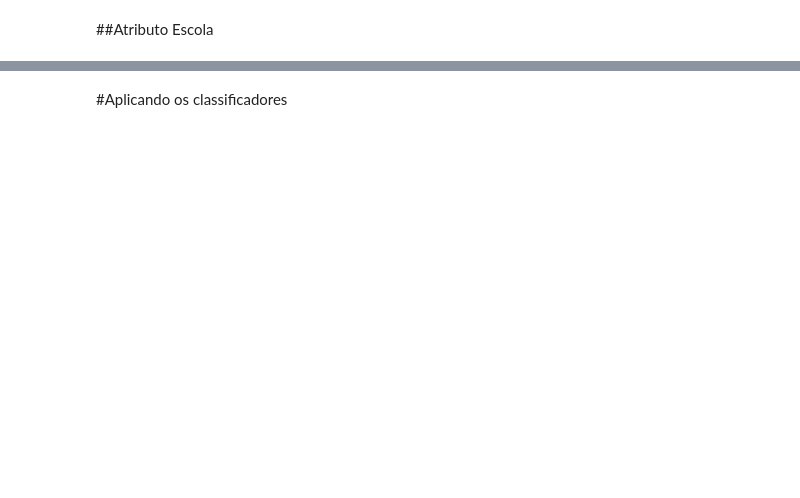
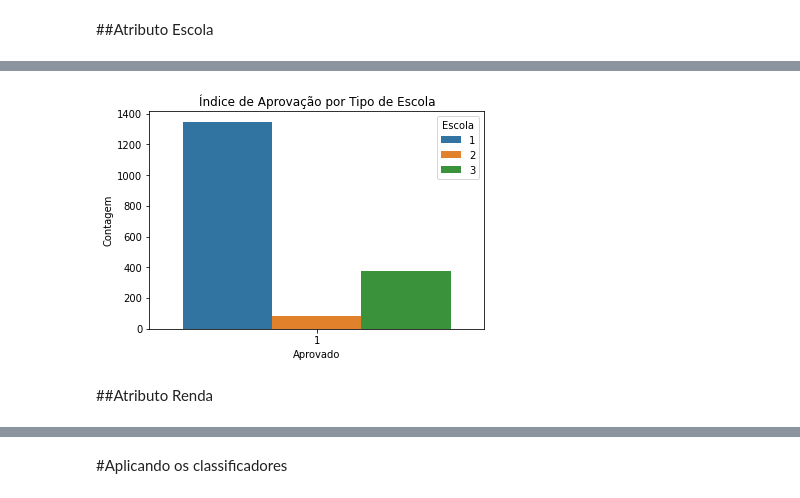
Before and after one commit to GabrielCdev/INEP_dataset_analysis, a Jupyter notebook: INEP_Dataset_Analysis.ipynb, the cells around one changed output, grey strips where cells are left out. Saved outputs shown, nothing was run; the diff lists cells and outputs as text; code cells hidden in the pictures; blank space fills up the shorter version.

```diff
--- a/INEP_Dataset_Analysis.ipynb
+++ b/INEP_Dataset_Analysis.ipynb
@@ -441,0 +480,14 @@ plt.show()
+# %%
+sns.countplot(data=aprovado, x="APROVADO", hue='TP_ESCOLA')
+
+plt.title('Índice de Aprovação por Tipo de Escola')
+plt.xlabel('Aprovado')
+plt.ylabel('Contagem')
+# plt.legend(title='Escola', labels=['Não Respondeu', 'Pública', 'Privada'])
+plt.legend(title='Escola')
+
+plt.show()
+# %% [output]
+[figure, added]
+# %% [markdown]
+##Atributo Renda
```
Also changed, not shown: parts of 11 cells of this notebook.
